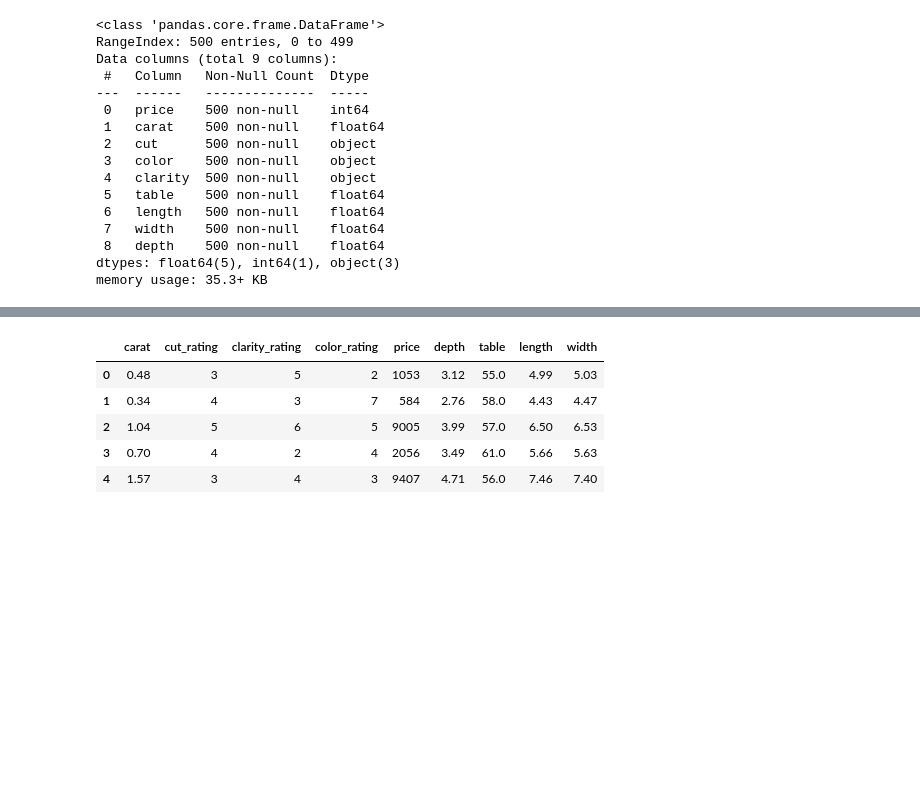
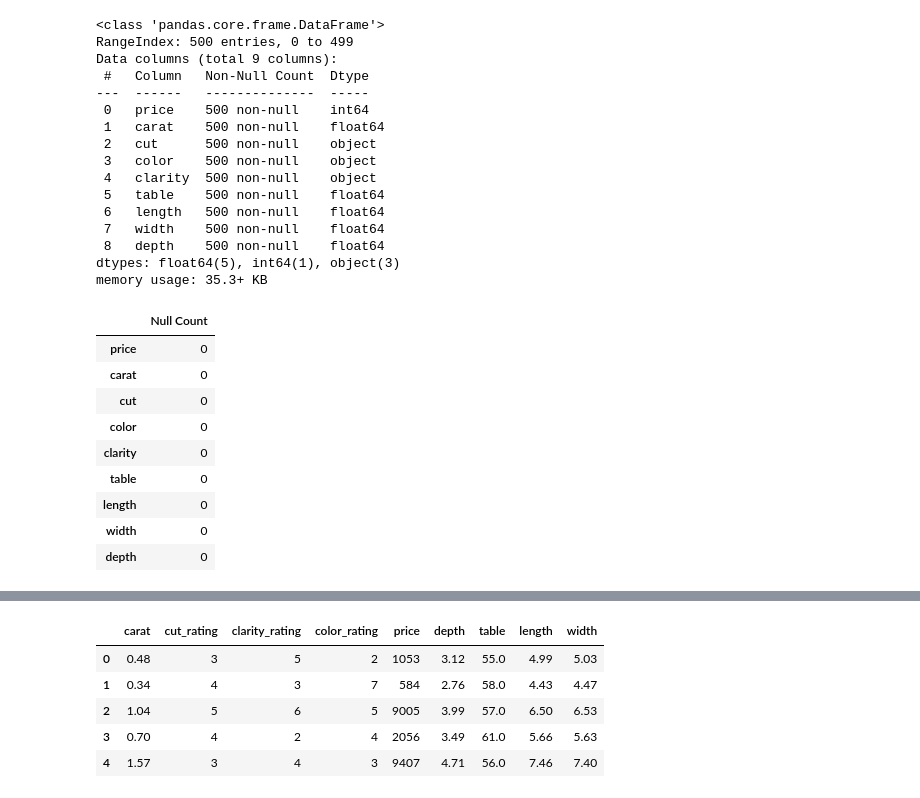
Before and after one commit to genesis331/mlpc_assgn, a Jupyter notebook: solo_assgn.ipynb, the cells around one changed output, grey strips where cells are left out. Cells and saved outputs as stored; diff of their text form; code cells hidden in the pictures; blank space fills up the shorter version.

```diff
--- a/solo_assgn.ipynb
+++ b/solo_assgn.ipynb
@@ -32,3 +32,16 @@ Data columns (total 9 columns):
  8   depth    500 non-null    float64
 dtypes: float64(5), int64(1), object(3)
 memory usage: 35.3+ KB
+# %%
+df.isnull().sum().to_frame('Null Count')
+# %% [output]
+|  | Null Count |
+| price | 0 |
+| carat | 0 |
+| cut | 0 |
+| color | 0 |
+| clarity | 0 |
+| table | 0 |
+| length | 0 |
+| width | 0 |
+| depth | 0 |
```
Also changed, not shown: parts of 1 cell of this notebook.
